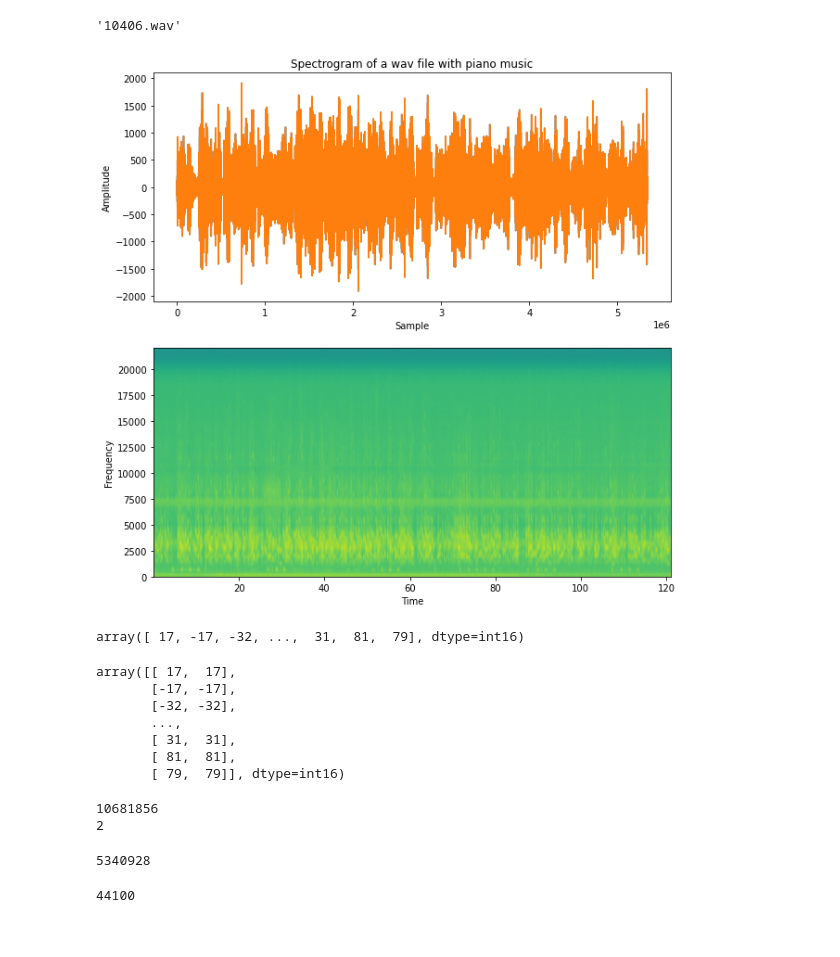
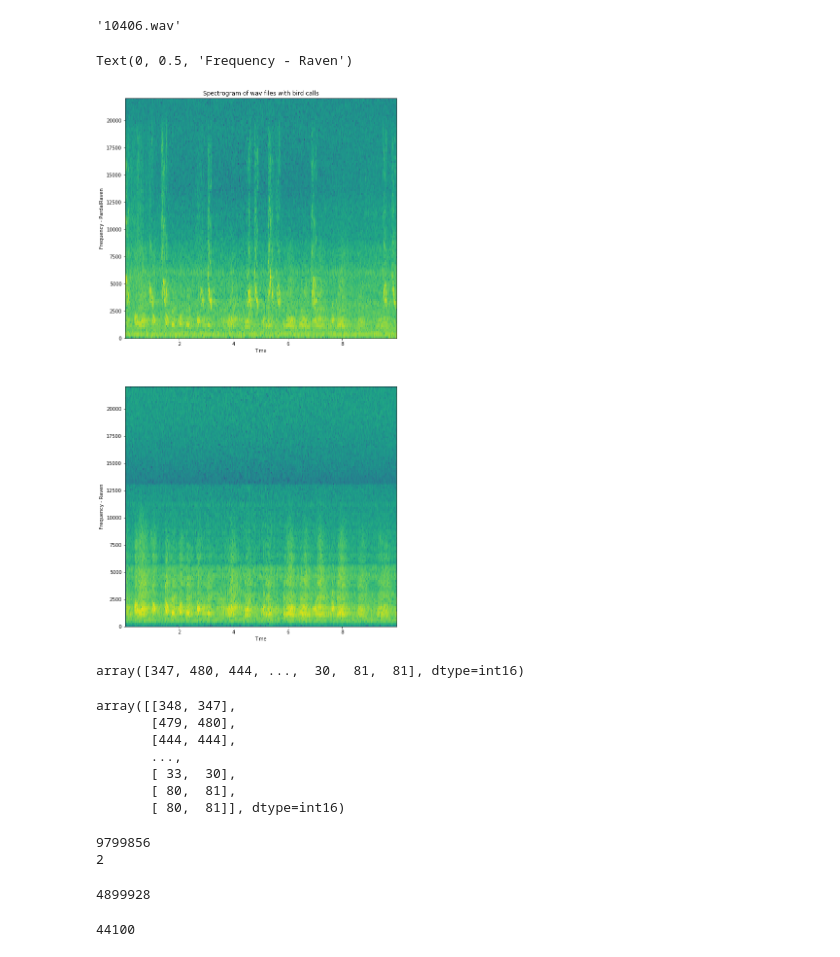
Before and after one commit to ptizei/iNaturalistDatasetGenerator, a Jupyter notebook: MakeSpectrogram/MakeSpectrogram.ipynb, the cells around one changed output. Cells and saved outputs as stored; diff of their text form; code cells hidden in the pictures.

Commit message:
Spectrogram tests

```diff
--- a/MakeSpectrogram/MakeSpectrogram.ipynb
+++ b/MakeSpectrogram/MakeSpectrogram.ipynb
@@ -9,63 +9,60 @@ import numpy as np
 # %%
 # Read the wav file (mono)
 
-samplingFrequency, signalData = wavfile.read("10406.wav")
+samplingFrequency, signalData = wavfile.read("PardalRaven.wav")
 
 # Plot the signal read from wav file
-plt.figure(figsize=(10,10))
+plt.figure(figsize=(10,20))
 plt.subplot(211)
 
-plt.title('Spectrogram of a wav file with piano music')
 
+plt.title('Spectrogram of wav files with bird calls')
 
-
-plt.plot(signalData)
-
-plt.xlabel('Sample')
-
-plt.ylabel('Amplitude')
-
-
-
-plt.subplot(212)
 
 plt.specgram(signalData[:,1],Fs=samplingFrequency)
 
 plt.xlabel('Time')
 
-plt.ylabel('Frequency')
+plt.ylabel('Frequency - PardalRaven')
 
 
+plt.subplot(212)
+samplingFrequency, signalData = wavfile.read("Raven.wav")
 
-plt.show()
+plt.specgram(signalData[:],Fs=samplingFrequency)
+
+plt.xlabel('Time')
+
+plt.ylabel('Frequency - Raven')
 # %% [output]
+Text(0, 0.5, 'Frequency - Raven')
-[figure, old version]
+[figure, new version]
 # %%
 signalData[:,1]
 # %% [output]
-array([ 17, -17, -32, ...,  31,  81,  79], dtype=int16)
+array([347, 480, 444, ...,  30,  81,  81], dtype=int16)
 # %%
 ?plt.specgram
 # %%
 signalData
 # %% [output]
-array([[ 17,  17],
-       [-17, -17],
-       [-32, -32],
+array([[348, 347],
+       [479, 480],
+       [444, 444],
        ...,
-       [ 31,  31],
-       [ 81,  81],
-       [ 79,  79]], dtype=int16)
+       [ 33,  30],
+       [ 80,  81],
+       [ 80,  81]], dtype=int16)
 # %%
 print(signalData.size)
 print(signalData.ndim)
 # %% [output]
-10681856
+9799856
 2
 # %%
 len(signalData)
 # %% [output]
-5340928
+4899928
 # %%
 samplingFrequency
 # %% [output]
```
Also changed, not shown: parts of 2 cells of this notebook, 5 other files.
